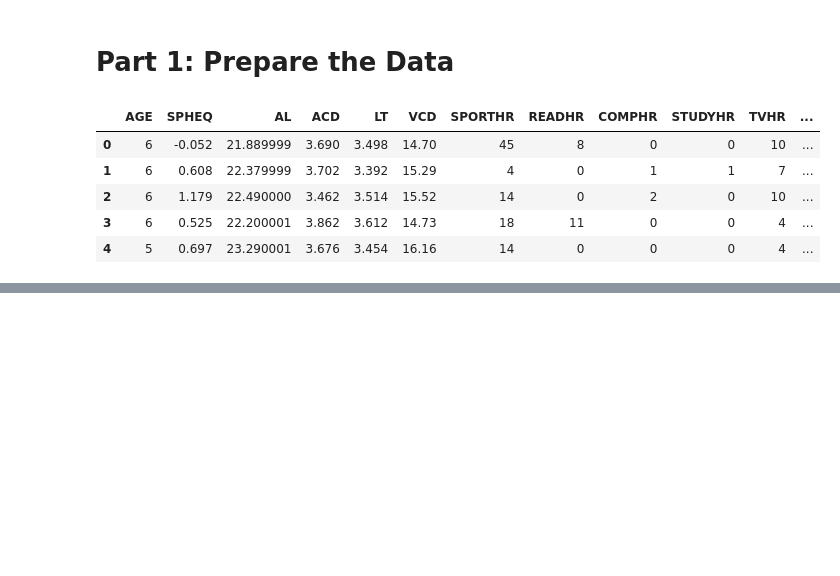
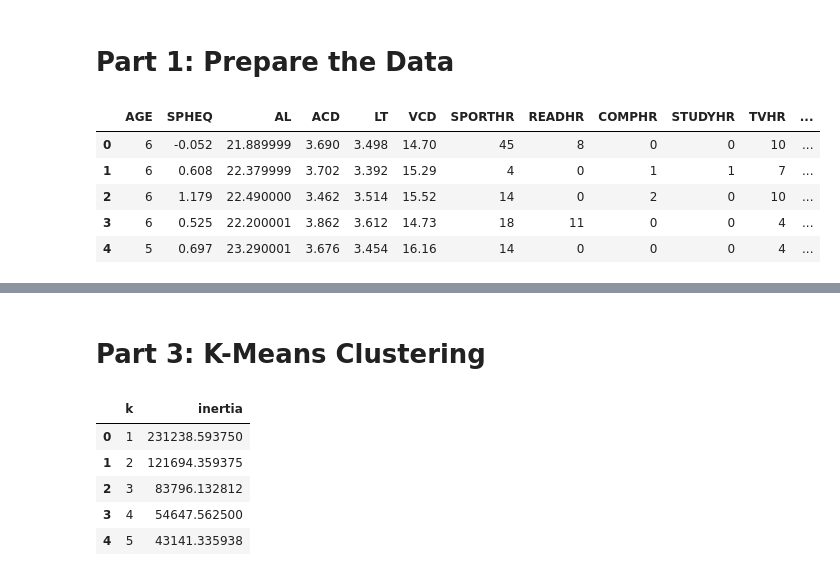
Before and after one commit to rhiana-schafer/unsupervised-learning, a Jupyter notebook: Unsupervised Code.ipynb, the cells around one changed output, grey strips where cells are left out. Saved outputs shown, nothing was run; the diff lists cells and outputs as text; code cells hidden in the pictures; blank space fills up the shorter version.

```diff
--- a/Unsupervised Code.ipynb
+++ b/Unsupervised Code.ipynb
@@ -50,0 +75,25 @@ Create a scatter plot of the t-SNE output. Are there distinct clusters?
+# %% [markdown]
+# Part 3: K-Means Clustering
+# %%
+#Create an elbow plot to identify the best number of clusters.
+#Use a for loop to determine the inertia for each k between 1 through 10.
+inertia = []
+k = list(range(1, 11))
+
+# Calculate the inertia for the range of k values
+for i in k:
+    km = KMeans(n_clusters=i, random_state=0)
+    km.fit(tsne_features)
+    inertia.append(km.inertia_)
+
+# Create the Elbow Curve using hvPlot
+elbow_data = {"k": k, "inertia": inertia}
+df_elbow = pd.DataFrame(elbow_data)
+df_elbow.head()
+# %% [output]
+|  | k | inertia |
+| 0 | 1 | 231238.593750 |
+| 1 | 2 | 121694.359375 |
+| 2 | 3 | 83796.132812 |
+| 3 | 4 | 54647.562500 |
+| 4 | 5 | 43141.335938 |
```
Also changed, not shown: parts of 11 cells of this notebook.
